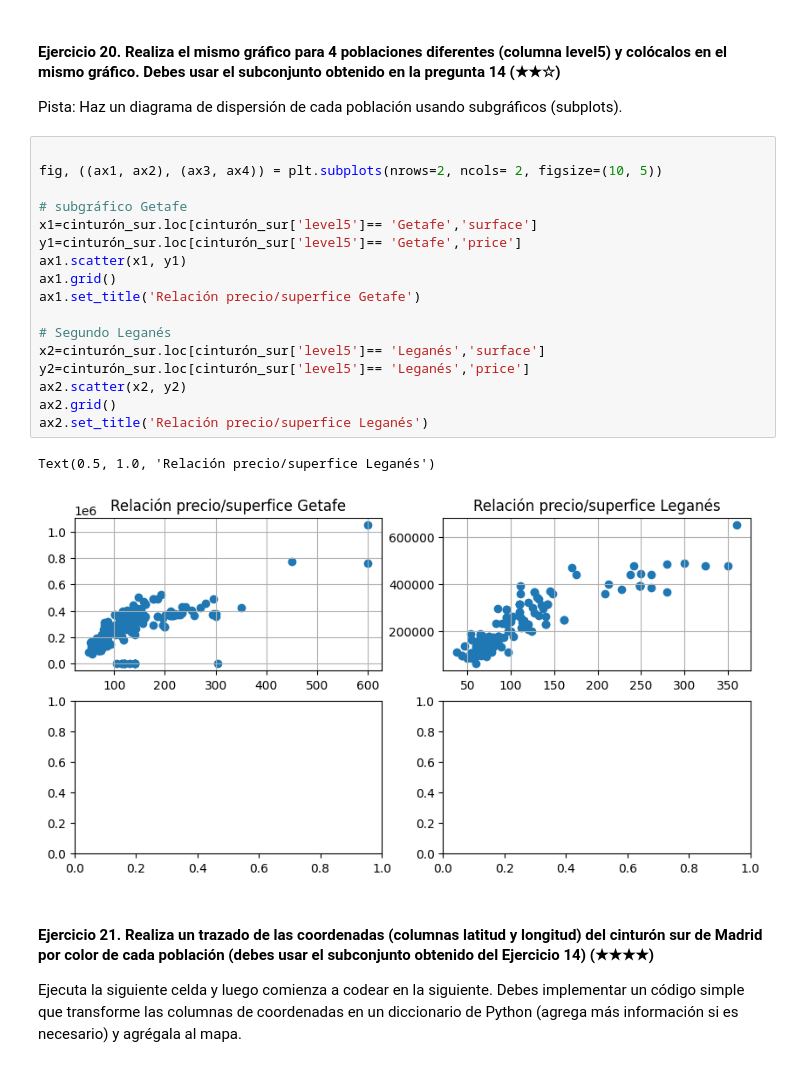
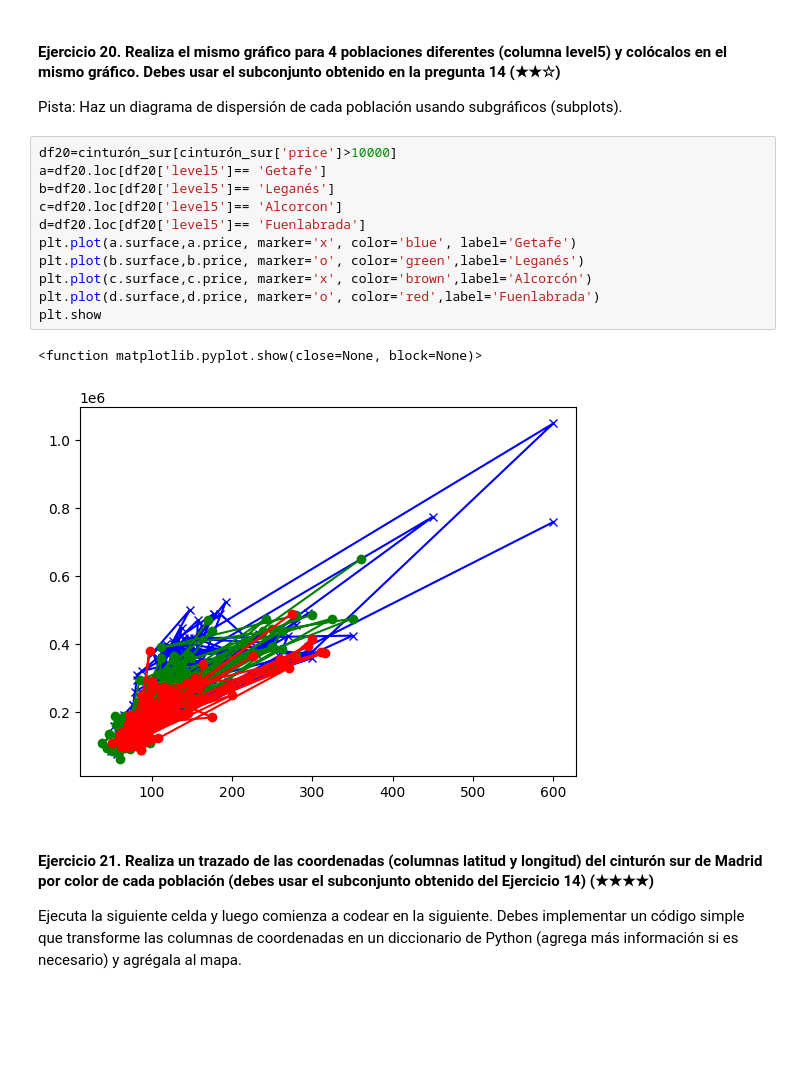
Before and after one commit to XaviCarrera/real_state-exercise_final, a Jupyter notebook: project.es.ipynb, the cells around one changed output. Cells and saved outputs as stored; diff of their text form; blank space fills up the shorter version.

```diff
--- a/project.es.ipynb
+++ b/project.es.ipynb
@@ -409,25 +409,19 @@ Existe un % elevado de pps en Getafe que salen con valor cero, debido a que publ
 #### Ejercicio 20. Realiza el mismo gráfico para 4 poblaciones diferentes (columna level5) y colócalos en el mismo gráfico. Debes usar el subconjunto obtenido en la pregunta 14 (★★☆)
 Pista: Haz un diagrama de dispersión de cada población usando subgráficos (subplots).
 # %%
-
-fig, ((ax1, ax2), (ax3, ax4)) = plt.subplots(nrows=2, ncols= 2, figsize=(10, 5))
-
-# subgráfico Getafe
-x1=cinturón_sur.loc[cinturón_sur['level5']== 'Getafe','surface']
-y1=cinturón_sur.loc[cinturón_sur['level5']== 'Getafe','price']
-ax1.scatter(x1, y1)
-ax1.grid()
-ax1.set_title('Relación precio/superfice Getafe')
-
-# Segundo Leganés
-x2=cinturón_sur.loc[cinturón_sur['level5']== 'Leganés','surface']
-y2=cinturón_sur.loc[cinturón_sur['level5']== 'Leganés','price']
-ax2.scatter(x2, y2)
-ax2.grid()
-ax2.set_title('Relación precio/superfice Leganés')
+df20=cinturón_sur[cinturón_sur['price']>10000]
+a=df20.loc[df20['level5']== 'Getafe']
+b=df20.loc[df20['level5']== 'Leganés']
+c=df20.loc[df20['level5']== 'Alcorcon']
+d=df20.loc[df20['level5']== 'Fuenlabrada']
+plt.plot(a.surface,a.price, marker='x', color='blue', label='Getafe')
+plt.plot(b.surface,b.price, marker='o', color='green',label='Leganés')
+plt.plot(c.surface,c.price, marker='x', color='brown',label='Alcorcón')
+plt.plot(d.surface,d.price, marker='o', color='red',label='Fuenlabrada')
+plt.show
 # %% [output]
-Text(0.5, 1.0, 'Relación precio/superfice Leganés')
+<function matplotlib.pyplot.show(close=None, block=None)>
-[figure, old version]
+[figure, new version]
 # %% [markdown]
 #### Ejercicio 21. Realiza un trazado de las coordenadas (columnas latitud y longitud) del cinturón sur de Madrid por color de cada población (debes usar el subconjunto obtenido del Ejercicio 14) (★★★★)
 
```
